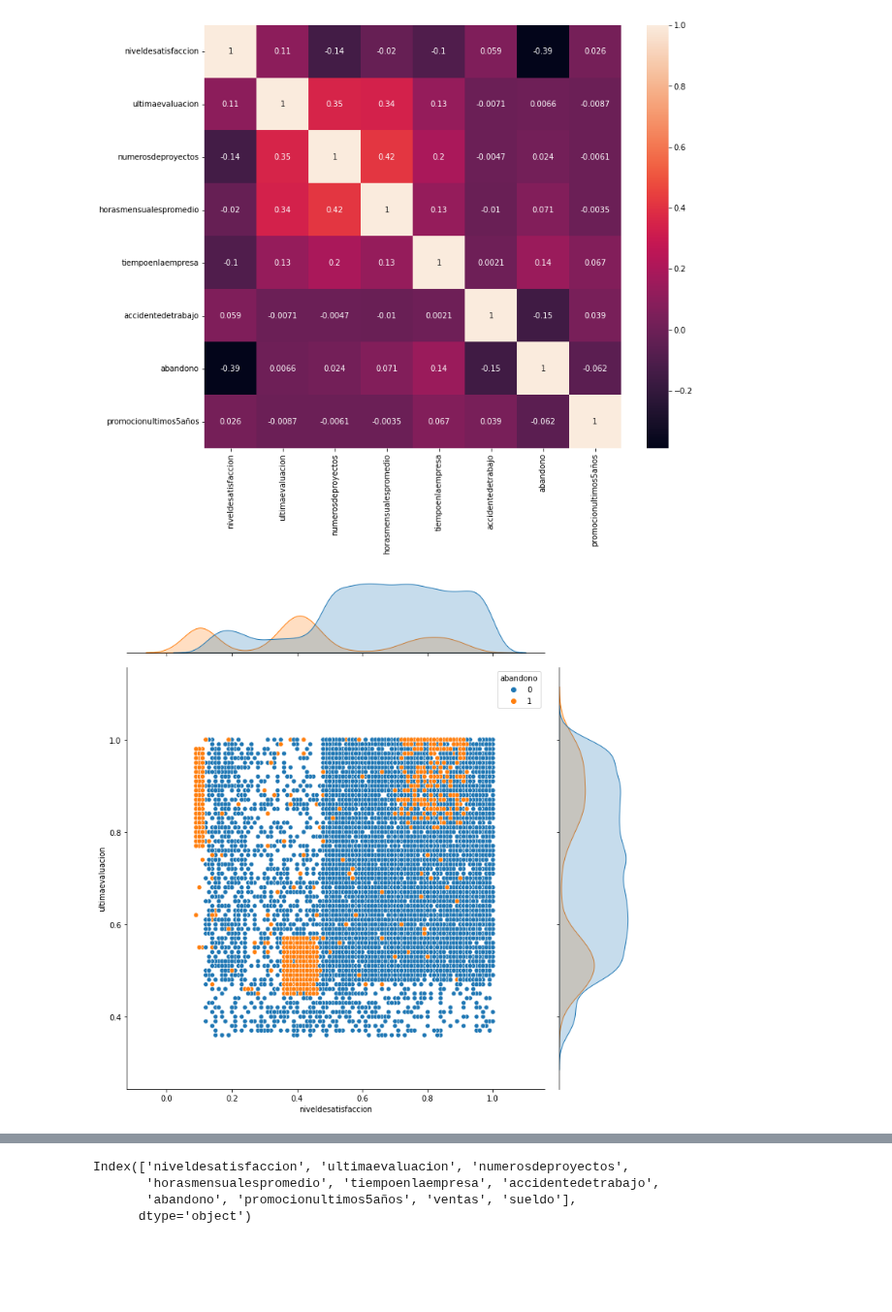
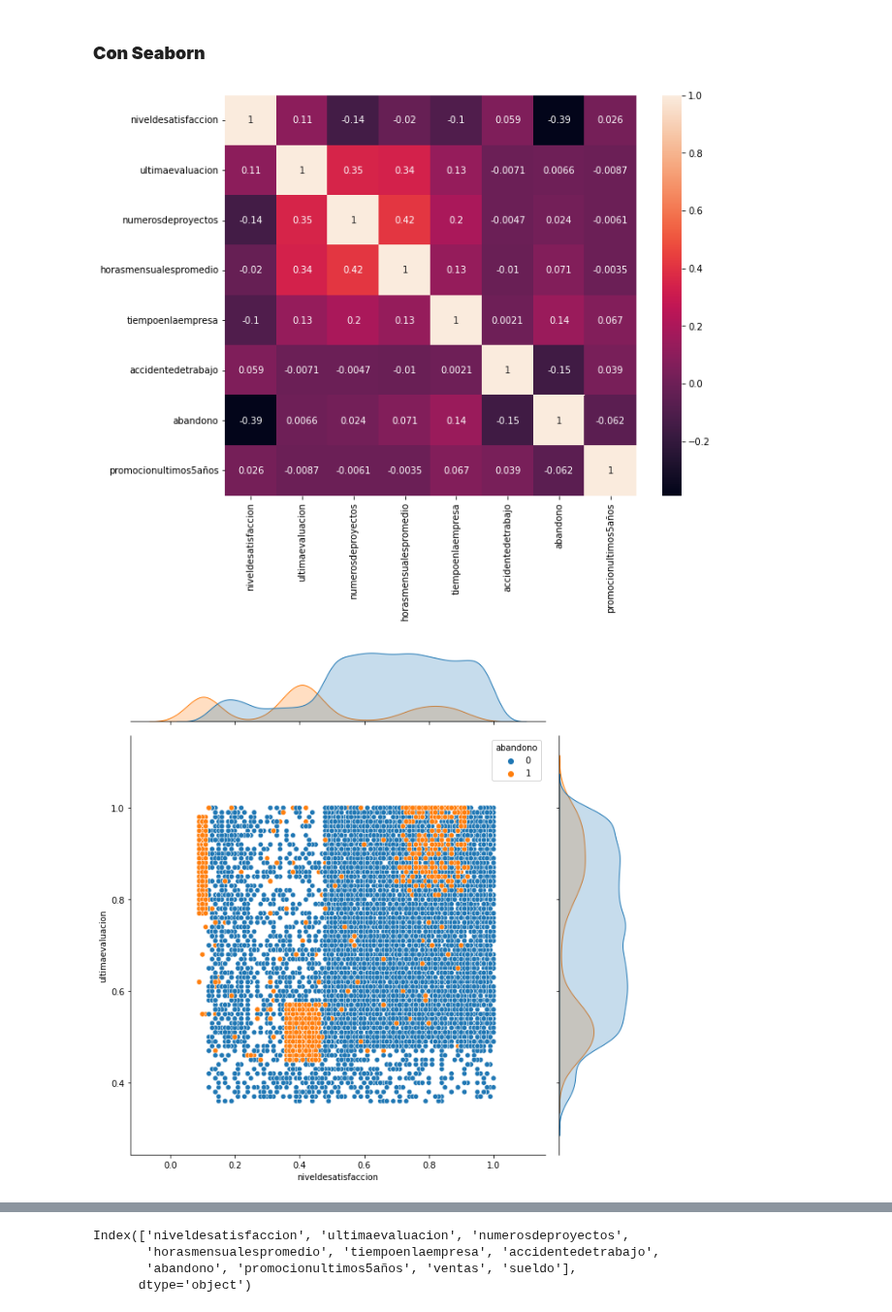
Before and after one commit to cristiandarioortegayubro/BA, a Jupyter notebook: eda_01.ipynb, the cells around one changed output, grey strips where cells are left out. Shown at 97% size. Drawn from its saved outputs; the diff is of its cells as text; code cells hidden in the pictures; blank space fills up the shorter version.

```diff
--- a/eda_01.ipynb
+++ b/eda_01.ipynb
@@ -227,21 +229,23 @@ analisiscorrelacion
 | accidentedetrabajo | 0.058697 | -0.007104 | -0.004741 | -0.010143 | 0.002120 | ... |
 | abandono | -0.388375 | 0.006567 | 0.023787 | 0.071287 | 0.144822 | ... |
 | promocionultimos5años | 0.025605 | -0.008684 | -0.006064 | -0.003544 | 0.067433 | ... |
+# %% [markdown]
+### **Con Seaborn**
 # %%
-plt.figure(figsize=(12,10))
+plt.figure(figsize=(10,8))
 sns.heatmap(analisiscorrelacion,
             annot=True)
 
 plt.show()
 # %% [output]
-[figure, old version]
+[figure, new version]
 # %%
 sns.jointplot(x="niveldesatisfaccion",
               y="ultimaevaluacion",
               data=analisis,
               hue="abandono",
-              height=10)
+              height=9)
 
 plt.show()
 # %% [output]
-[figure, old version]
+[figure, new version]
```
Also changed, not shown: parts of 4 cells of this notebook.
